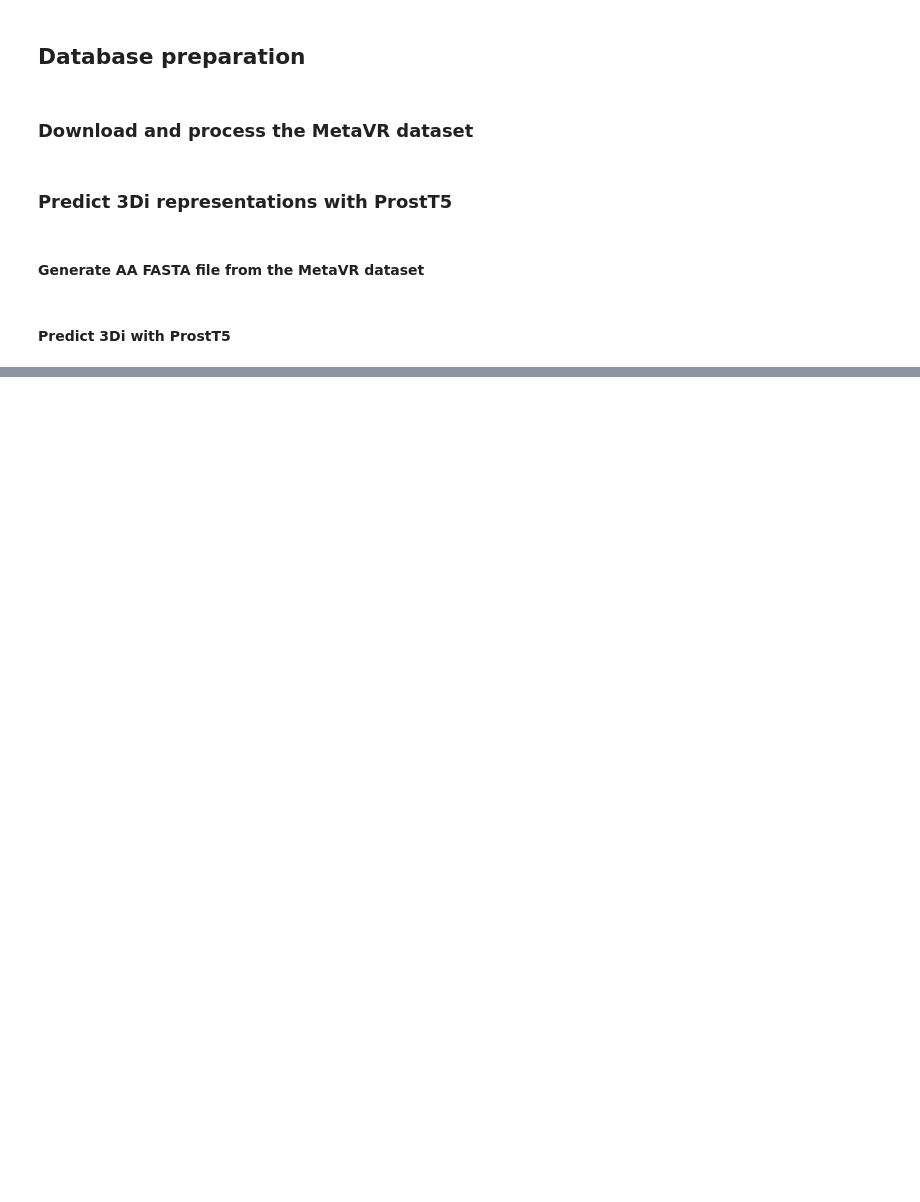
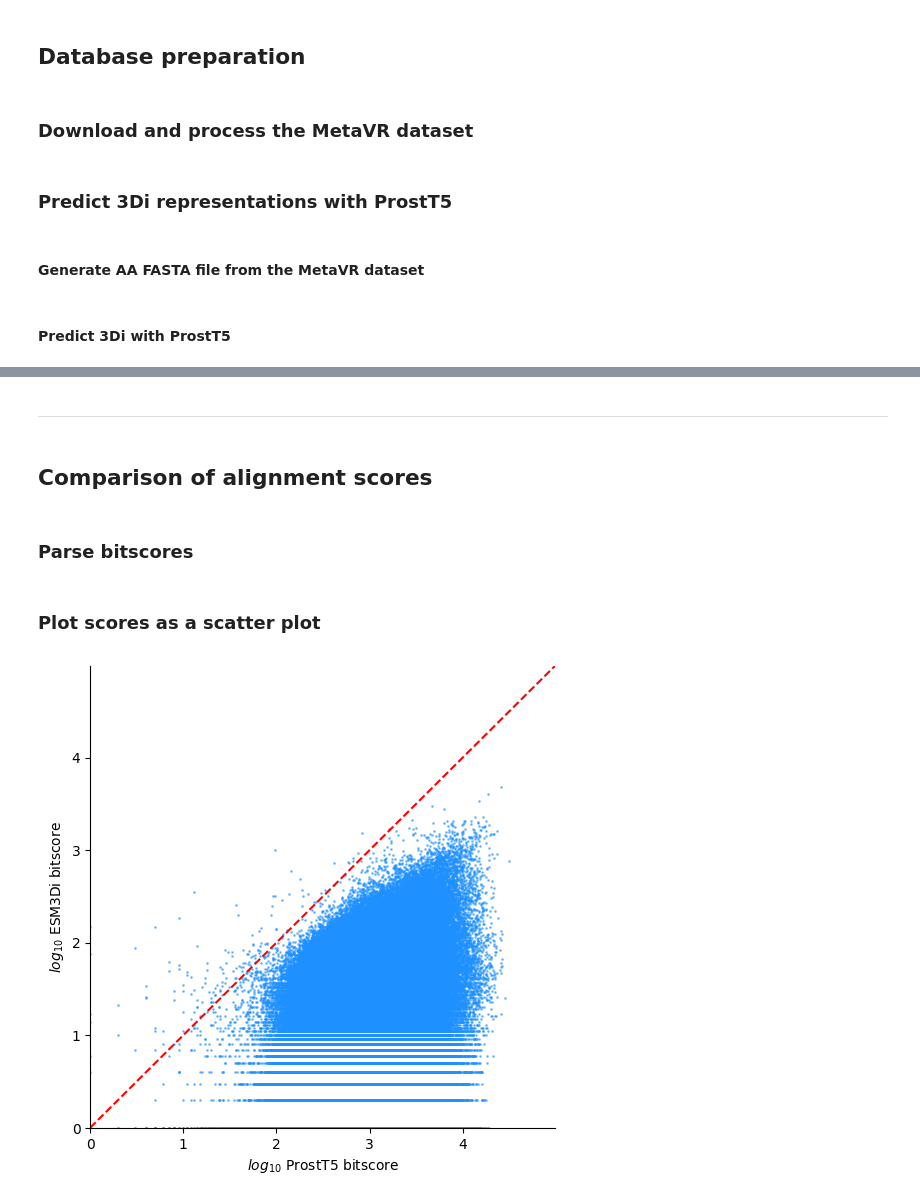
Before and after one commit to DessimozLab/ESM3di, a Jupyter notebook: benchmark/3di_alignment.ipynb, the cells around one changed output, grey strips where cells are left out. Drawn from its saved outputs; the diff is of its cells as text; code cells hidden in the pictures; blank space fills up the shorter version.

Commit message:
bitscore comparison

```diff
--- a/benchmark/3di_alignment.ipynb
+++ b/benchmark/3di_alignment.ipynb
@@ -47,0 +106,6 @@ foldseek createdb data/metavr/metavr_aa.fa data/foldseek/metavr_prostt5 --gpu 1
+# %% [markdown]
+---
+# %% [markdown]
+## Comparison of alignment scores
+# %% [markdown]
+### Parse bitscores
@@ -47,0 +118,38 @@ foldseek createdb data/metavr/metavr_aa.fa data/foldseek/metavr_prostt5 --gpu 1
+# %% [markdown]
+### Plot scores as a scatter plot
+# %%
+from matplotlib import pyplot as plt
+
+x, y = [], []
+with open('data/metavr/metavr_bitscores.tsv') as f:
+    for line in f:
+        _, prostt5_score, esm3di_score = line.strip().split()
+        x.append(int(prostt5_score))
+        y.append(int(esm3di_score))
+
+# take log
+from math import log10
+x = [0 if score <= 0 else log10(score) for score in x]
+y = [0 if score <= 0 else log10(score) for score in y]
+
+# equalize xlim and ylim
+lim = max(max(x), max(y)) + 0.5
+plt.figure(figsize=(6, 6))
+plt.xlim(0, lim)
+plt.ylim(0, lim)
+
+# density plot
+plt.scatter(x, y, alpha=0.5, s=1, color='dodgerblue')
+plt.plot([0, lim], [0, lim], 'r--')
+
+# set labels and title
+plt.xlabel('$log_{10}$ ProstT5 bitscore')
+plt.ylabel('$log_{10}$ ESM3Di bitscore')
+
+# remove top and right spines
+plt.gca().spines['top'].set_visible(False)
+plt.gca().spines['right'].set_visible(False)
+
+plt.show()
+# %% [output]
+[figure, added]
```
Also changed, not shown: parts of 14 cells of this notebook, 1 other file.
